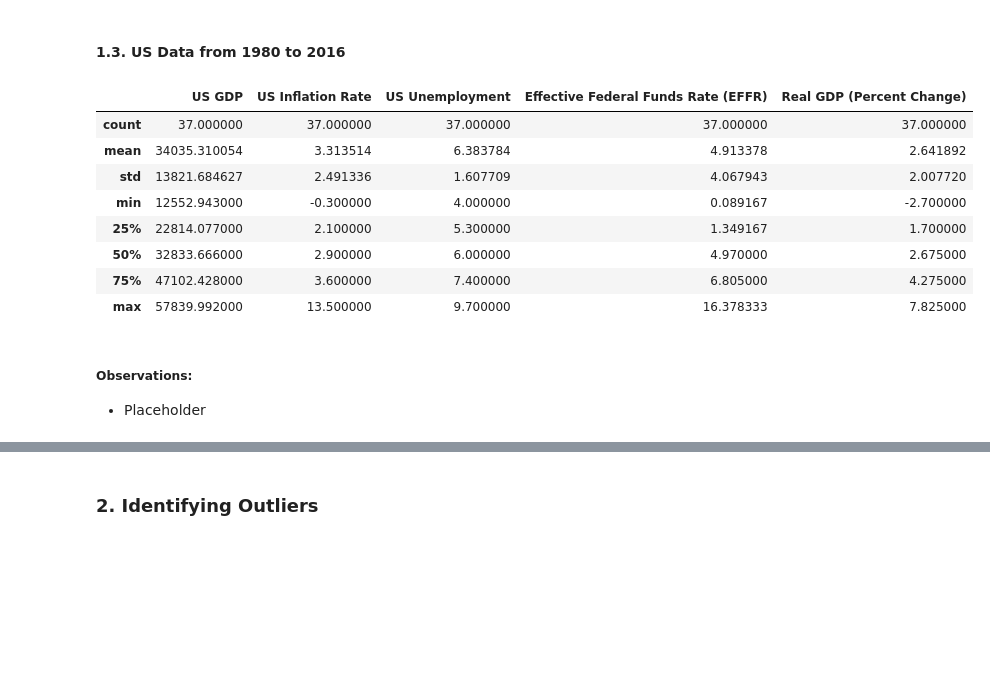
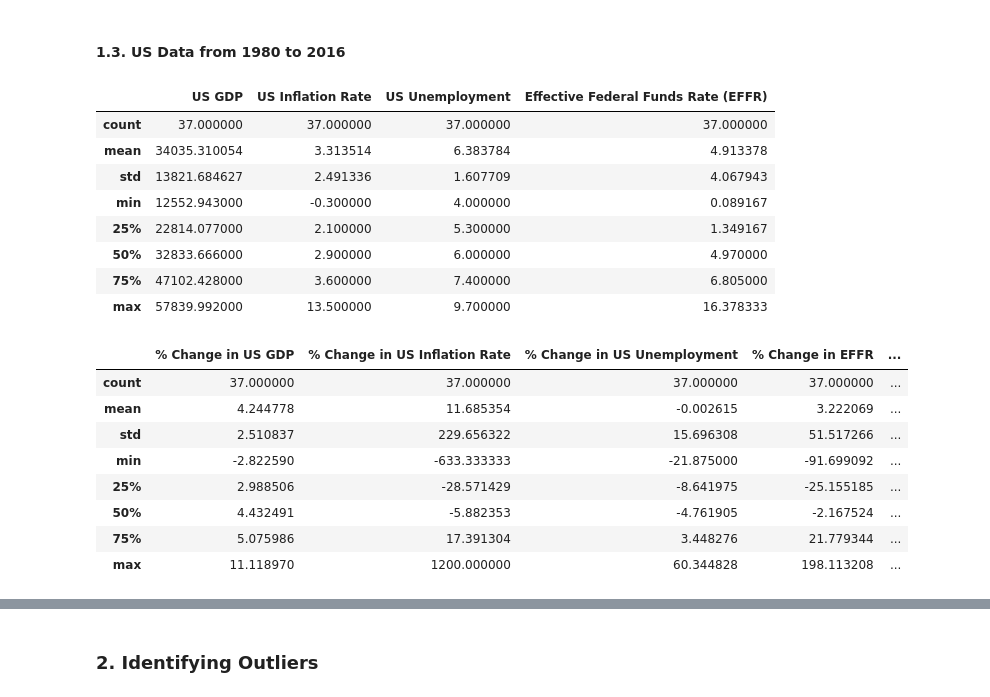
Before and after one commit to jal004/COGS108_SP22_Group009_Project, a Jupyter notebook: FinalProjectGroup009Sp22.ipynb, the cells around one changed output, grey strips where cells are left out. Drawn from its saved outputs; the diff is of its cells as text; code cells hidden in the pictures; blank space fills up the shorter version.

Commit message:
added more observations and eda

```diff
--- a/FinalProjectGroup009Sp22.ipynb
+++ b/FinalProjectGroup009Sp22.ipynb
@@ -611,17 +615,27 @@ stock_merge.groupby('Index')[['Avg High', 'Avg Low']].describe()
 #### 1.3. US Data from 1980 to 2016
 # %%
 # Descriptive statistics on the relevant subset of the US data DataFrame
-us_data_merge[['US GDP', 'US Inflation Rate', 'US Unemployment', 'Effective Federal Funds Rate (EFFR)', 'Real GDP (Percent Change)']].describe()
+us_data_merge[['US GDP', 'US Inflation Rate', 'US Unemployment', 'Effective Federal Funds Rate (EFFR)']].describe()
 # %% [output]
-|  | US GDP | US Inflation Rate | US Unemployment | Effective Federal Funds Rate (EFFR) | Real GDP (Percent Change) |
-| count | 37.000000 | 37.000000 | 37.000000 | 37.000000 | 37.000000 |
-| mean | 34035.310054 | 3.313514 | 6.383784 | 4.913378 | 2.641892 |
-| std | 13821.684627 | 2.491336 | 1.607709 | 4.067943 | 2.007720 |
-| min | 12552.943000 | -0.300000 | 4.000000 | 0.089167 | -2.700000 |
-| 25% | 22814.077000 | 2.100000 | 5.300000 | 1.349167 | 1.700000 |
-| 50% | 32833.666000 | 2.900000 | 6.000000 | 4.970000 | 2.675000 |
-| 75% | 47102.428000 | 3.600000 | 7.400000 | 6.805000 | 4.275000 |
-| max | 57839.992000 | 13.500000 | 9.700000 | 16.378333 | 7.825000 |
+|  | US GDP | US Inflation Rate | US Unemployment | Effective Federal Funds Rate (EFFR) |
+| count | 37.000000 | 37.000000 | 37.000000 | 37.000000 |
+| mean | 34035.310054 | 3.313514 | 6.383784 | 4.913378 |
+| std | 13821.684627 | 2.491336 | 1.607709 | 4.067943 |
+| min | 12552.943000 | -0.300000 | 4.000000 | 0.089167 |
+| 25% | 22814.077000 | 2.100000 | 5.300000 | 1.349167 |
+| 50% | 32833.666000 | 2.900000 | 6.000000 | 4.970000 |
+| 75% | 47102.428000 | 3.600000 | 7.400000 | 6.805000 |
+| max | 57839.992000 | 13.500000 | 9.700000 | 16.378333 |
-# %% [markdown]
-##### Observations:
-- Placeholder
+# %%
+# Descriptive statistics on the % percent changes of the subset of the US data DataFrame
+us_data_merge[['% Change in US GDP', '% Change in US Inflation Rate', '% Change in US Unemployment', '% Change in EFFR', 'Real GDP (Percent Change)']].describe()
+# %% [output]
+|  | % Change in US GDP | % Change in US Inflation Rate | % Change in US Unemployment | % Change in EFFR | ... |
+| count | 37.000000 | 37.000000 | 37.000000 | 37.000000 | ... |
+| mean | 4.244778 | 11.685354 | -0.002615 | 3.222069 | ... |
+| std | 2.510837 | 229.656322 | 15.696308 | 51.517266 | ... |
+| min | -2.822590 | -633.333333 | -21.875000 | -91.699092 | ... |
+| 25% | 2.988506 | -28.571429 | -8.641975 | -25.155185 | ... |
+| 50% | 4.432491 | -5.882353 | -4.761905 | -2.167524 | ... |
+| 75% | 5.075986 | 17.391304 | 3.448276 | 21.779344 | ... |
+| max | 11.118970 | 1200.000000 | 60.344828 | 198.113208 | ... |
```
Also changed, not shown: parts of 36 cells of this notebook.
